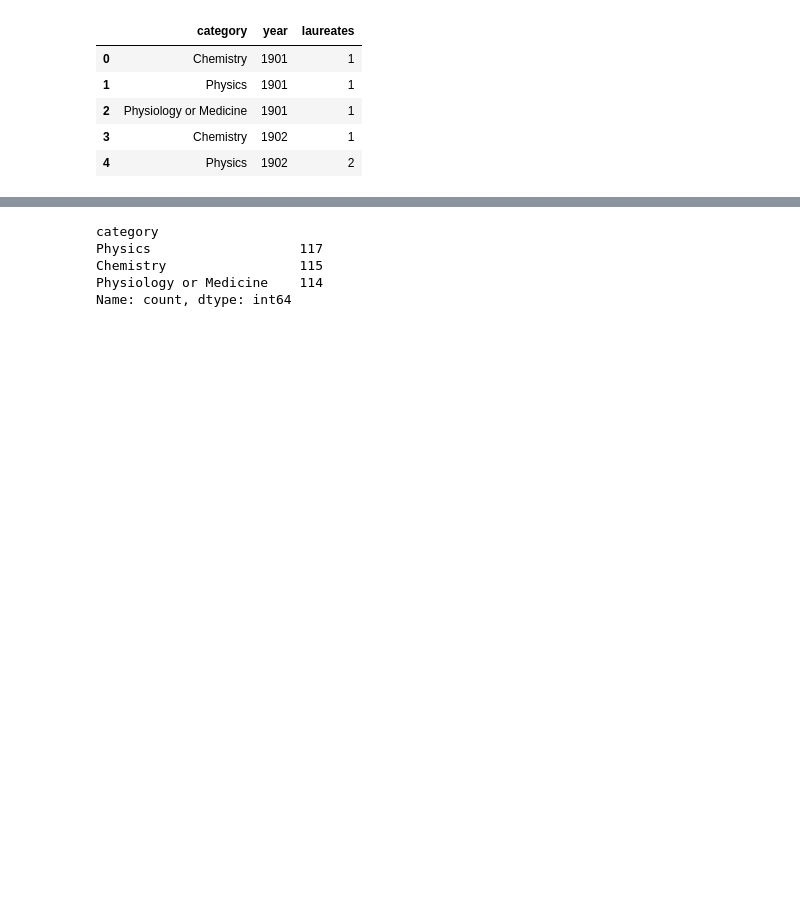
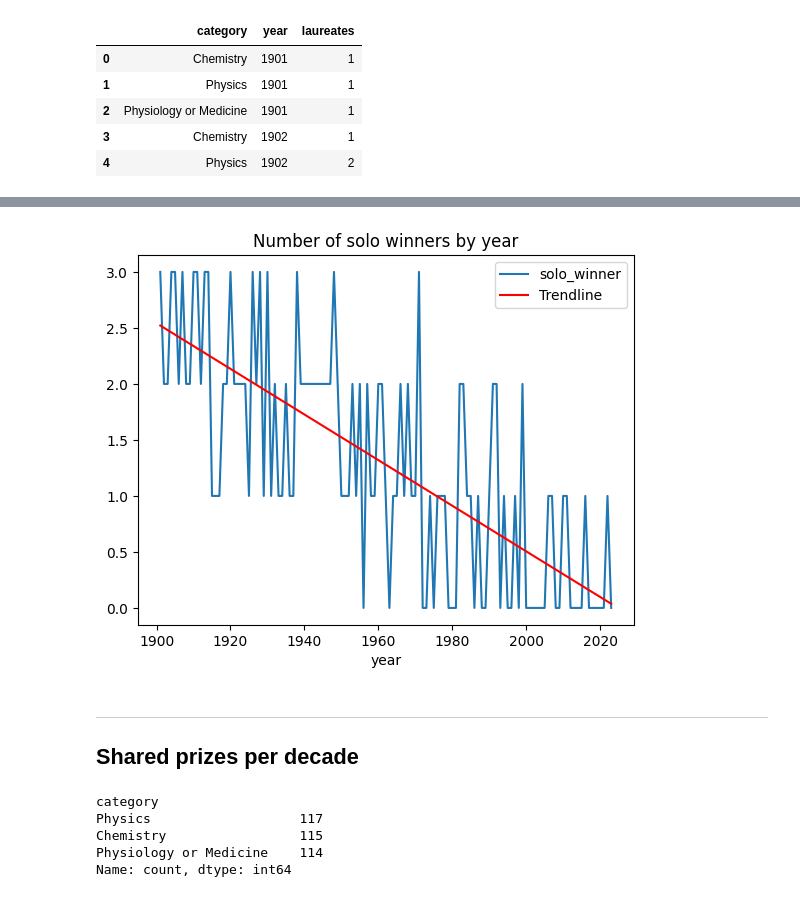
Before and after one commit to chris-creditdesign/nobels-data-investigation, a Jupyter notebook: shared-prizes.ipynb, the cells around one changed output, grey strips where cells are left out. Saved outputs shown, nothing was run; the diff lists cells and outputs as text; code cells hidden in the pictures; blank space fills up the shorter version.

Commit message:
Updates Shared Prizes investigation

```diff
--- a/shared-prizes.ipynb
+++ b/shared-prizes.ipynb
@@ -55,3 +68,6 @@ prize_df.head()
 | 2 | Physiology or Medicine | 1901 | 1 |
 | 3 | Chemistry | 1902 | 1 |
 | 4 | Physics | 1902 | 2 |
+# %%
+# Rearrange prize_df to have categories as columns
+prize_df_by_year = prize_df.pivot(index='year', columns='category', values='laureates')
@@ -57,0 +88,4 @@ prize_df.head()
+# %%
+# For each year, count the instances 1.0 appearing in each category
+# Add this as a new column named solo_winner
+prize_df_by_year['solo_winner'] = prize_df_by_year.apply(lambda row: sum(row == 1), axis=1)
@@ -57,0 +102,22 @@ prize_df.head()
+# %%
+# Extract the data for the x and y axes
+x = prize_df_by_year.index
+y = prize_df_by_year['solo_winner']
+
+# Perform a linear regression to get the trendline
+coefficients = np.polyfit(x, y, 1)
+trendline = np.poly1d(coefficients)
+
+# Plot the original data
+ax = prize_df_by_year.plot(kind='line', y='solo_winner', title='Number of solo winners by year')
+
+# Plot the trendline
+plt.plot(x, trendline(x), label='Trendline', color='red')
+
+# Add legend
+plt.legend()
+
+# Show the plot
+plt.show()
+# %% [output]
+[figure, added]
@@ -58,3 +126,7 @@ prize_df.head()
+# %% [markdown]
+---
+
+## Shared prizes per decade
 # %%
 # Count the instances of each category
 prize_df['category'].value_counts()
```
Also changed, not shown: parts of 13 cells of this notebook, 3 other files.
